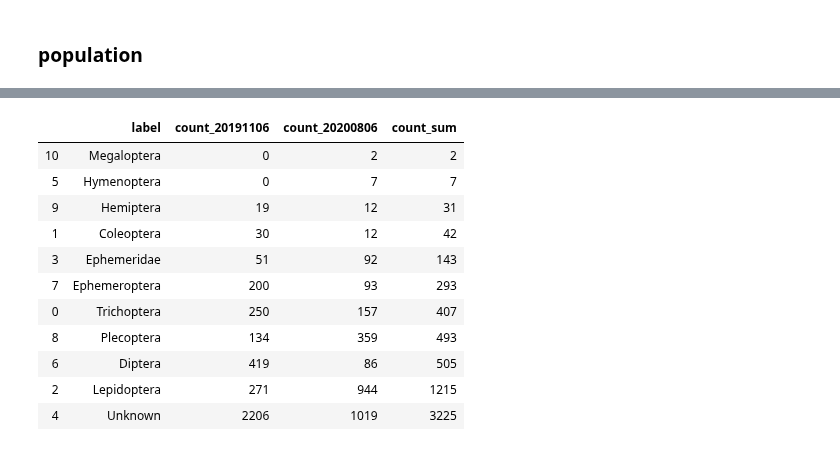
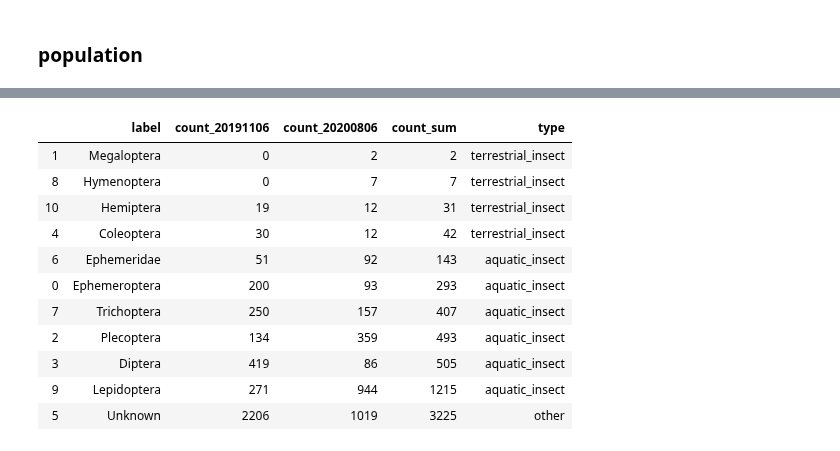
Before and after one commit to keiiti975/Insect_Phenology_Detector, a Jupyter notebook: result/classification/visualize_annotation_20200806/visualize_annotation.ipynb, the cells around one changed output, grey strips where cells are left out. Saved outputs shown, nothing was run; the diff lists cells and outputs as text; code cells hidden in the pictures.

```diff
--- a/result/classification/visualize_annotation_20200806/visualize_annotation.ipynb
+++ b/result/classification/visualize_annotation_20200806/visualize_annotation.ipynb
@@ -376,0 +361,14 @@ size_sorted_df_20191106_20200806
+# %%
+label_type_dic = {
+    "Unknown": "other",
+    "Hemiptera": "terrestrial_insect",
+    "Coleoptera": "terrestrial_insect",
+    "Ephemeroptera": "aquatic_insect",
+    "Plecoptera": "aquatic_insect",
+    "Trichoptera": "aquatic_insect",
+    "Diptera": "aquatic_insect",
+    "Hymenoptera": "terrestrial_insect",
+    "Lepidoptera": "aquatic_insect",
+    "Ephemeridae": "aquatic_insect",
+    "Megaloptera": "terrestrial_insect",
+}
@@ -435,39 +470,40 @@ df_union_label
 # %%
 df_union = pd.DataFrame()
 
 # init df_union
 df_union["label"] = df_union_label
 
 # add df_20191106 elements
 count_20191106 = np.zeros(len(df_union_label), dtype="int")
 for i, label in enumerate(df_union_label):
     if label in df_20191106_label:
         count = df_20191106_count[df_20191106_label == label][0]
         count_20191106[i] = count
 df_union["count_20191106"] = count_20191106
 
 # add df_20200806 elements
 count_20200806 = np.zeros(len(df_union_label), dtype="int")
 for i, label in enumerate(df_union_label):
     if label in df_20200806_label:
         count = df_20200806_count[df_20200806_label == label][0]
         count_20200806[i] = count
 df_union["count_20200806"] = count_20200806
 
 df_union["count_sum"] = count_20191106 + count_20200806
 count_sorted_df_union = df_union.sort_values("count_sum")
 
+count_sorted_df_union["type"] = [label_type_dic[label] for label in count_sorted_df_union["label"]]
 count_sorted_df_union
 # %% [output]
-|  | label | count_20191106 | count_20200806 | count_sum |
-| 10 | Megaloptera | 0 | 2 | 2 |
-| 5 | Hymenoptera | 0 | 7 | 7 |
-| 9 | Hemiptera | 19 | 12 | 31 |
-| 1 | Coleoptera | 30 | 12 | 42 |
-| 3 | Ephemeridae | 51 | 92 | 143 |
-| 7 | Ephemeroptera | 200 | 93 | 293 |
-| 0 | Trichoptera | 250 | 157 | 407 |
-| 8 | Plecoptera | 134 | 359 | 493 |
-| 6 | Diptera | 419 | 86 | 505 |
-| 2 | Lepidoptera | 271 | 944 | 1215 |
-| 4 | Unknown | 2206 | 1019 | 3225 |
+|  | label | count_20191106 | count_20200806 | count_sum | type |
+| 1 | Megaloptera | 0 | 2 | 2 | terrestrial_insect |
+| 8 | Hymenoptera | 0 | 7 | 7 | terrestrial_insect |
+| 10 | Hemiptera | 19 | 12 | 31 | terrestrial_insect |
+| 4 | Coleoptera | 30 | 12 | 42 | terrestrial_insect |
+| 6 | Ephemeridae | 51 | 92 | 143 | aquatic_insect |
+| 0 | Ephemeroptera | 200 | 93 | 293 | aquatic_insect |
+| 7 | Trichoptera | 250 | 157 | 407 | aquatic_insect |
+| 2 | Plecoptera | 134 | 359 | 493 | aquatic_insect |
+| 3 | Diptera | 419 | 86 | 505 | aquatic_insect |
+| 9 | Lepidoptera | 271 | 944 | 1215 | aquatic_insect |
+| 5 | Unknown | 2206 | 1019 | 3225 | other |
```
Also changed, not shown: parts of 11 cells of this notebook, 6 other files.
